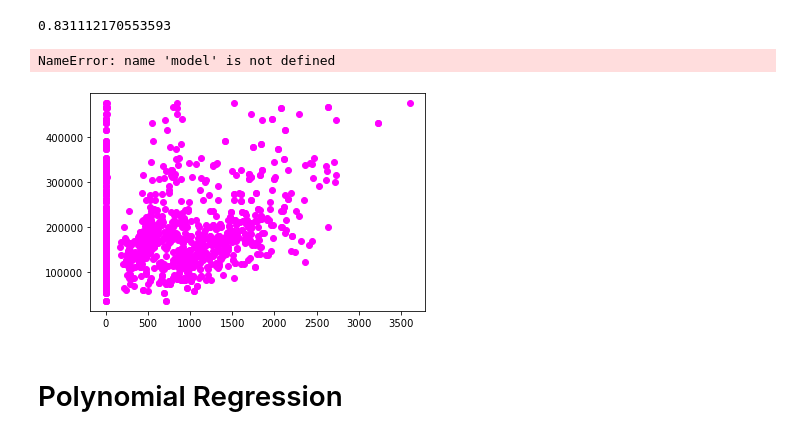
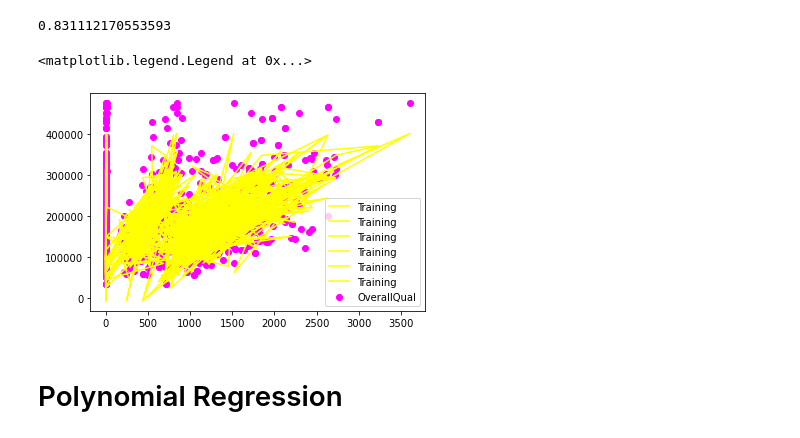
Before and after one commit to furqankhalil/SZIC-AI, a Jupyter notebook: Univariate, Multivariate and polynomial Regression.ipynb, the cells around one changed output. Drawn from its saved outputs; the diff is of its cells as text; code cells hidden in the pictures.

```diff
--- a/Univariate, Multivariate and polynomial Regression.ipynb
+++ b/Univariate, Multivariate and polynomial Regression.ipynb
@@ -218,15 +218,15 @@ Test_score
 # %%
 plt.scatter(mx_test['OverallQual'], y_test, color='magenta' , marker='o', label = "OverallQual")
 plt.scatter(mx_test['GrLivArea'], y_test, color='magenta' , marker='o')
 plt.scatter(mx_test['GarageCars'], y_test, color='magenta' , marker='o')
 plt.scatter(mx_test['GarageArea'], y_test, color='magenta' , marker='o')
 plt.scatter(mx_test['FullBath'], y_test, color='magenta' , marker='o')
 plt.scatter(mx_test['1stFlrSF'], y_test, color='magenta' , marker='o')
-plt.plot(mx_test, uni.predict(mx_test) , color='black', label="Training")
+plt.plot(mx_test, uni.predict(mx_test) , color='yellow', label="Training")
 plt.legend()
 # %% [output]
-NameError: name 'model' is not defined
+<matplotlib.legend.Legend at 0x...>
-[figure, old version]
+[figure, new version]
 # %% [markdown]
 # Polynomial Regression
 # %%
```
Also changed, not shown: parts of 18 cells of this notebook, 1 other file.
